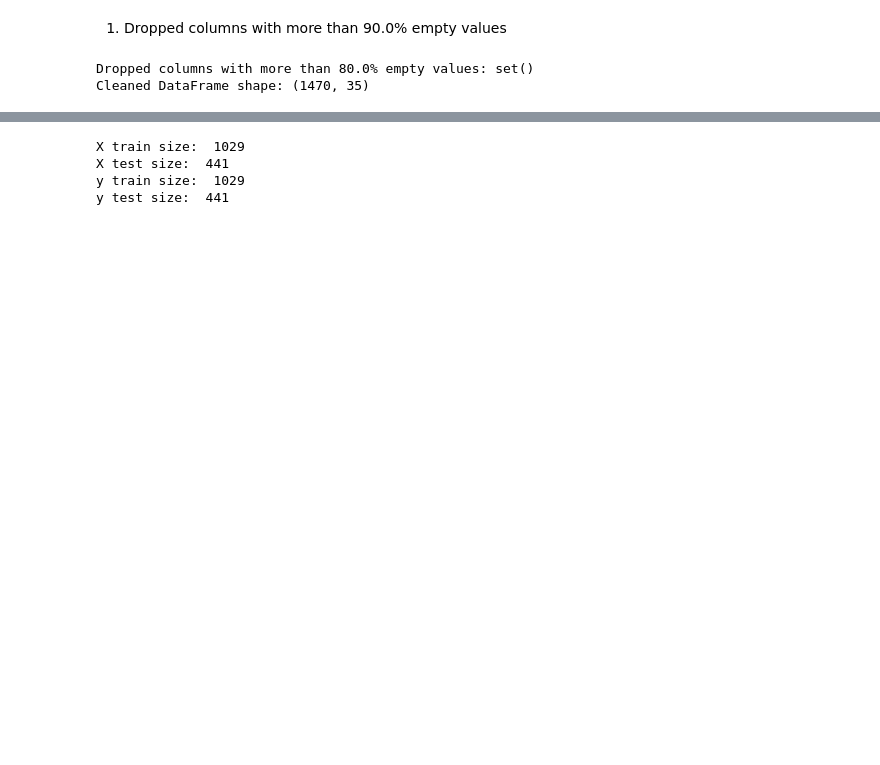
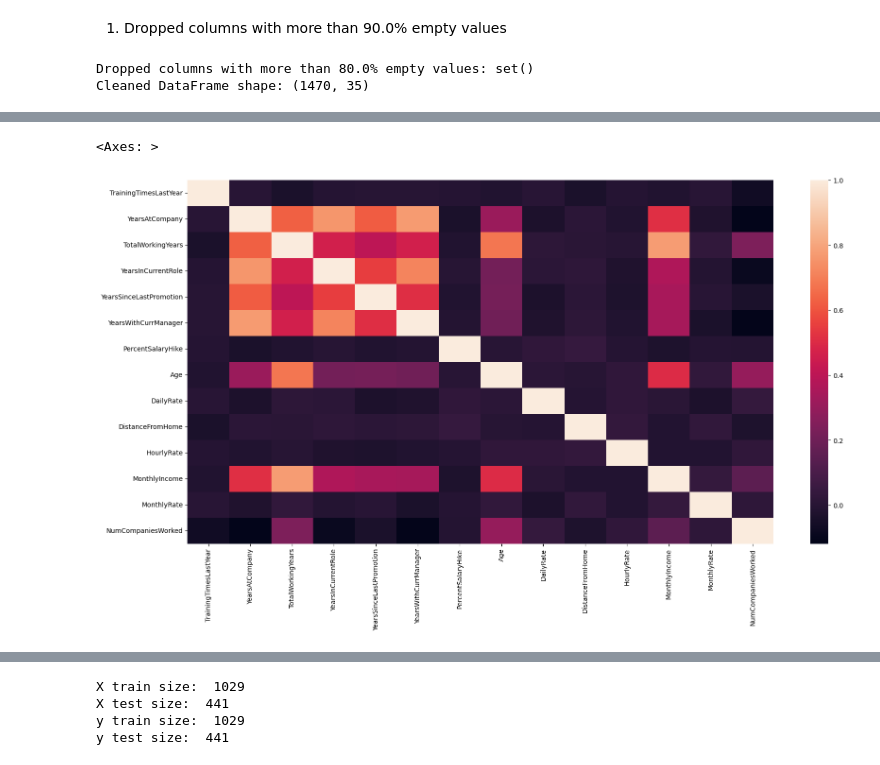
Before and after one commit to mjdarvishi/Employee_attrition_machine_learning, a Jupyter notebook: v2.ipynb, the cells around one changed output, grey strips where cells are left out. Saved outputs shown, nothing was run; the diff lists cells and outputs as text; code cells hidden in the pictures; blank space fills up the shorter version.

```diff
--- a/v2.ipynb
+++ b/v2.ipynb
@@ -194,0 +172,11 @@ df[categorical_columns] = df[categorical_columns].apply(lambda col: encoder.fit_
+# %%
+data_corr_filtered = df[ ['TrainingTimesLastYear','YearsAtCompany','TotalWorkingYears',
+               'YearsInCurrentRole','YearsSinceLastPromotion','YearsWithCurrManager',
+               'PercentSalaryHike','Age','DailyRate','DistanceFromHome','HourlyRate',
+               'MonthlyIncome','MonthlyRate','NumCompaniesWorked']]
+correlation = data_corr_filtered.corr()
+plt.rcParams["figure.figsize"] = [20,10]
+sns.heatmap(correlation,xticklabels=data_corr_filtered.columns,yticklabels=data_corr_filtered.columns)
+# %% [output]
+<Axes: >
+[figure, added]
```
Also changed, not shown: parts of 12 cells of this notebook.
